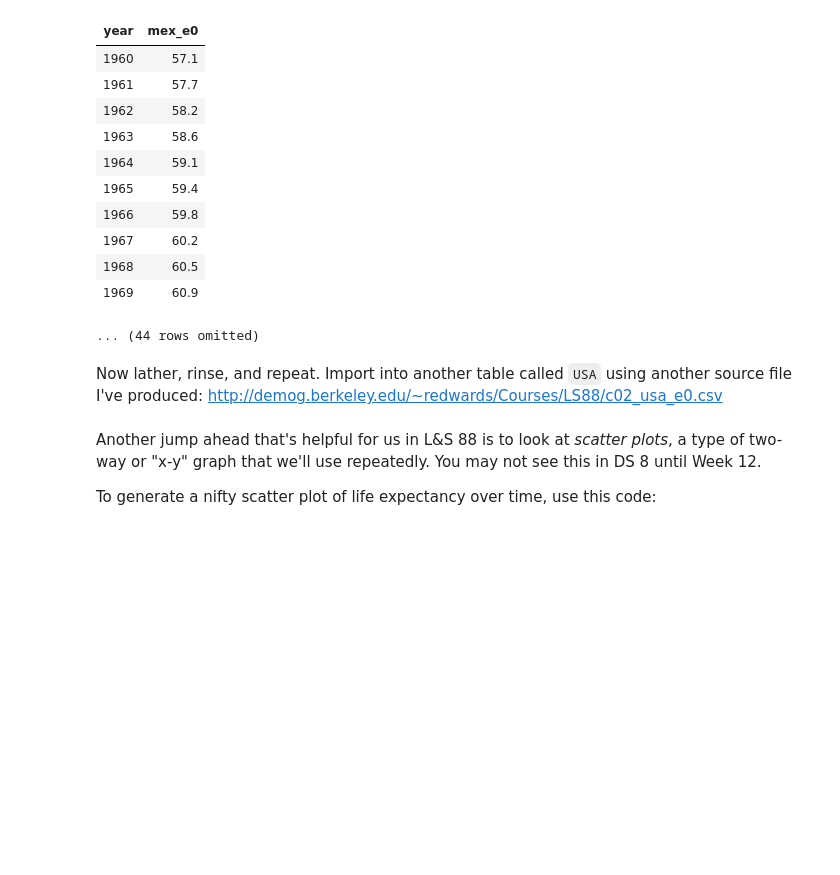
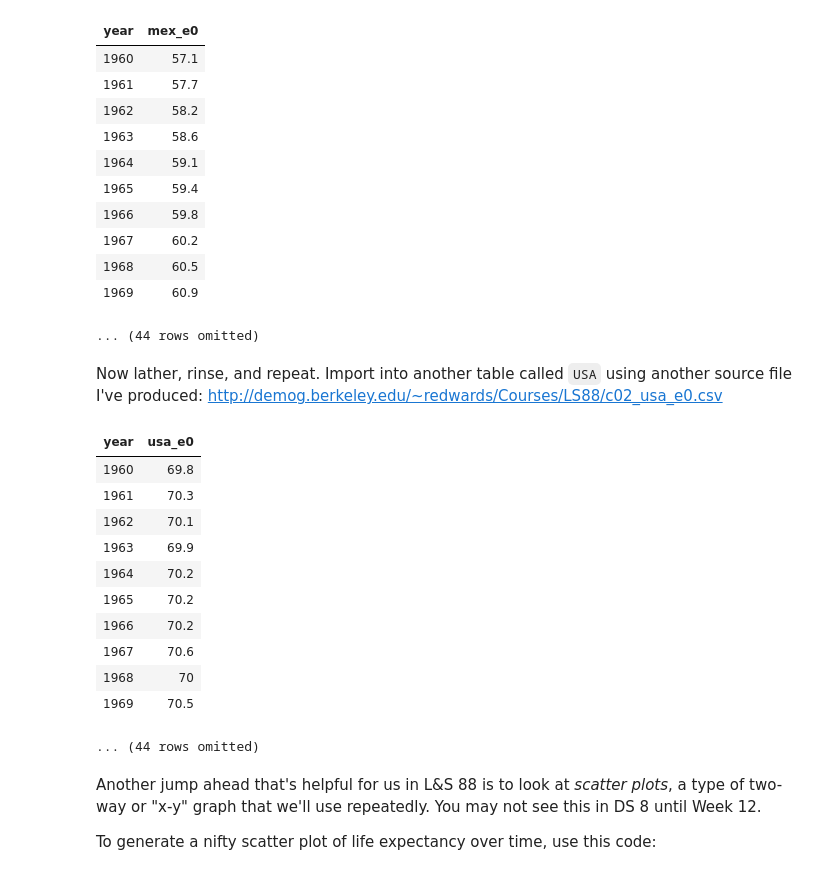
Before and after one commit to data-8/health-connector, a Jupyter notebook: ls88_c02_tables.ipynb, the cells around one changed output. Drawn from its saved outputs; the diff is of its cells as text; code cells hidden in the pictures; blank space fills up the shorter version.

```diff
--- a/ls88_c02_tables.ipynb
+++ b/ls88_c02_tables.ipynb
@@ -45,3 +43,19 @@ USA = ...
+# %%
+USA = Table.read_table("http://demog.berkeley.edu/~redwards/Courses/LS88/c02_usa_e0.csv")
+USA
+# %% [output]
+| year | usa_e0 |
+| 1960 | 69.8 |
+| 1961 | 70.3 |
+| 1962 | 70.1 |
+| 1963 | 69.9 |
+| 1964 | 70.2 |
+| 1965 | 70.2 |
+| 1966 | 70.2 |
+| 1967 | 70.6 |
+| 1968 | 70 |
+| 1969 | 70.5 |
+... (44 rows omitted)
 # %% [markdown]
 Another jump ahead that's helpful for us in L&S 88 is to look at <i>scatter plots</i>, a type of two-way or "x-y" graph that we'll use repeatedly. You may not see this in DS 8 until Week 12.
 
```
Also changed, not shown: parts of 4 cells of this notebook, 1 other file.
